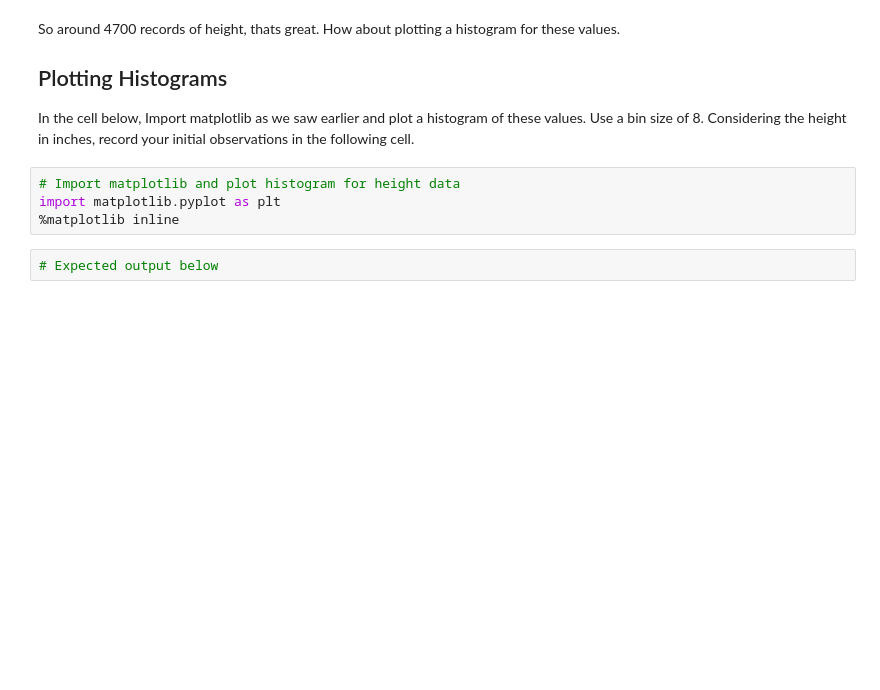
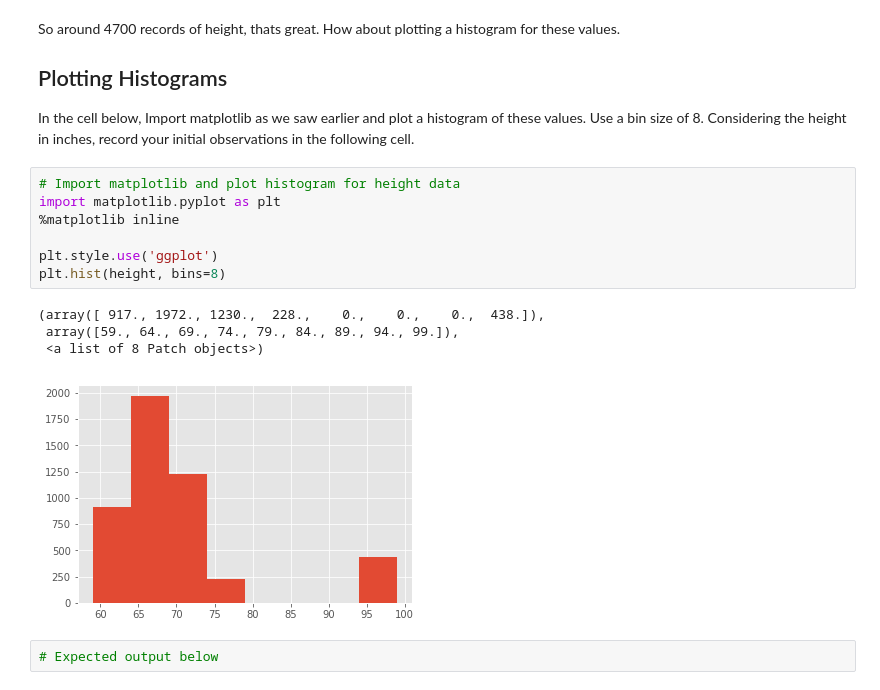
Before and after one commit to feiqi9047/dsc-1-02-17-implementing-statistics-with-functions-lab-nyc-ds-career-031119, a Jupyter notebook: index.ipynb, the cells around one changed output. Saved outputs shown, nothing was run; the diff lists cells and outputs as text; blank space fills up the shorter version.

```diff
--- a/index.ipynb
+++ b/index.ipynb
@@ -41,7 +41,15 @@ In the cell below, Import matplotlib as we saw earlier and plot a histogram of t
 # %%
 # Import matplotlib and plot histogram for height data
 import matplotlib.pyplot as plt
 %matplotlib inline
+
+plt.style.use('ggplot')
+plt.hist(height, bins=8)
+# %% [output]
+(array([ 917., 1972., 1230.,  228.,    0.,    0.,    0.,  438.]),
+ array([59., 64., 69., 74., 79., 84., 89., 94., 99.]),
+ <a list of 8 Patch objects>)
+[figure, added]
 # %%
 # Expected output below
 # %% [markdown]
```
